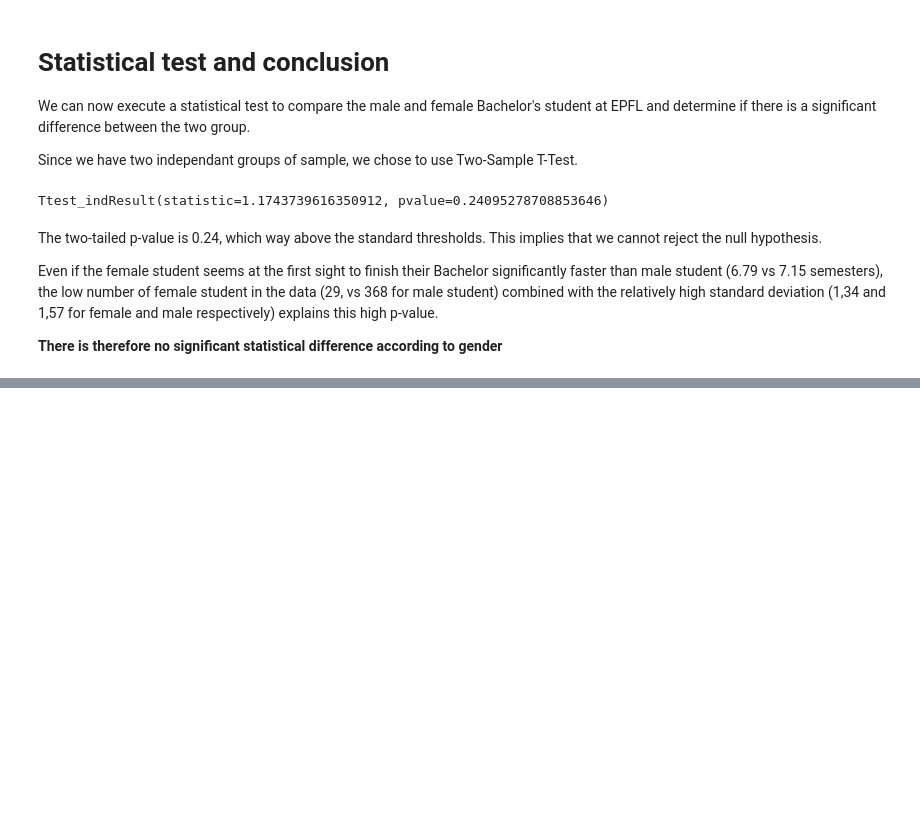
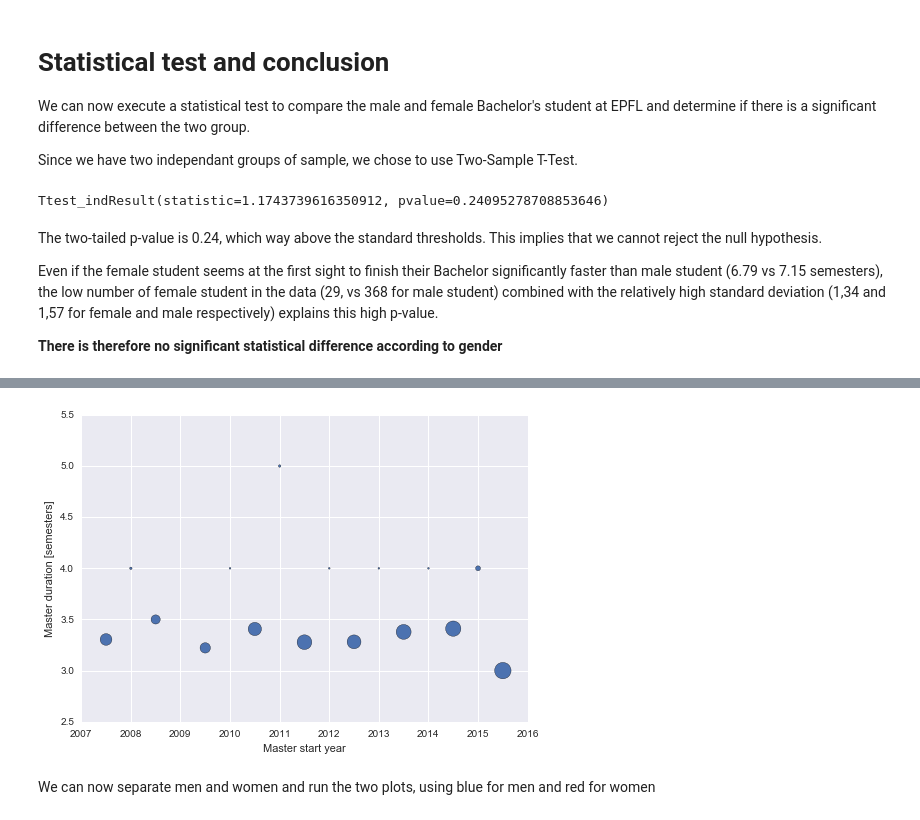
Before and after one commit to nathanquinteiro/ADA-Homework, a Jupyter notebook: 02 - Data from the Web/Data from the Web.ipynb, the cells around one changed output, grey strips where cells are left out. Saved outputs shown, nothing was run; the diff lists cells and outputs as text; code cells hidden in the pictures; blank space fills up the shorter version.

```diff
--- a/02 - Data from the Web/Data from the Web.ipynb
+++ b/02 - Data from the Web/Data from the Web.ipynb
@@ -236,6 +262,7 @@ def setDate(data):
         data[column]= data[column].replace("Présent", year, regex=True)
         data[column]= data[column].replace("Congé", year, regex=True)
         data[column]= data[column].replace("Attente", year, regex=True)
+        data[column]= data[column].replace("Stage", year, regex=True)
     return data
 # %% [markdown]
 ## Getting start year
@@ -464,0 +514,4 @@ Even if the female student seems at the first sight to finish their Bachelor sig
+# %%
+global_table_master1 = getAllData(2007, 2016, 'Master semestre 1')
+global_table_master2 = getAllData(2007, 2016, 'Master semestre 2')
+global_table_master3 = getAllData(2007, 2016, 'Master semestre 3')
@@ -464,0 +582,13 @@ Even if the female student seems at the first sight to finish their Bachelor sig
+# %%
+specialisation_table_master3 = getAllMasterSpecialisation(2007, 2016, 'Master semestre 3')
+# %%
+spe3 = specialisation_table_master3.copy()
+spe3 = spe3.fillna('')
+tmp = spe3[spe3.columns[3]]
+for col in spe3.columns[4:]:
+    tmp = tmp + (tmp == '') * spe3[col]
+
+tmp = pd.merge(specialisation_table_master3[specialisation_table_master2.columns[:3]], tmp.to_frame(), left_index=True, right_index=True)
+AllDataMaster = pd.merge(tmp, all_master_data, how='inner', on=['Gender','Name','Sciper No'])
+AllDataMaster.columns=[['Gender','Name','Sciper','Specialization','Master start year','Master end year', 'Master duration [semesters]']]
+AllDataMaster.head()
@@ -464,0 +652,17 @@ Even if the female student seems at the first sight to finish their Bachelor sig
+# %%
+tmp = AllDataMaster.groupby('Master start year')['Master duration [semesters]'].mean()
+tmp2 = AllDataMaster.groupby('Master start year')['Master duration [semesters]'].count()
+sl = pd.DataFrame(pd.concat((tmp,tmp2), axis=1))
+sl.columns=[['Master duration [semesters]','number of students']]
+
+
+sl['Master start year'] = sl.index
+sl.plot(kind='scatter', x='Master start year', y='Master duration [semesters]', s=sl['number of students']*3)
+
+#remove ugly offset from plot
+ax = plt.gca()
+ax.get_xaxis().get_major_formatter().set_useOffset(False)
+# %% [output]
+[figure, added]
+# %% [markdown]
+We can now separate men and women and run the two plots, using blue for men and red for women
```
Also changed, not shown: parts of 23 cells of this notebook, 1 other file.
